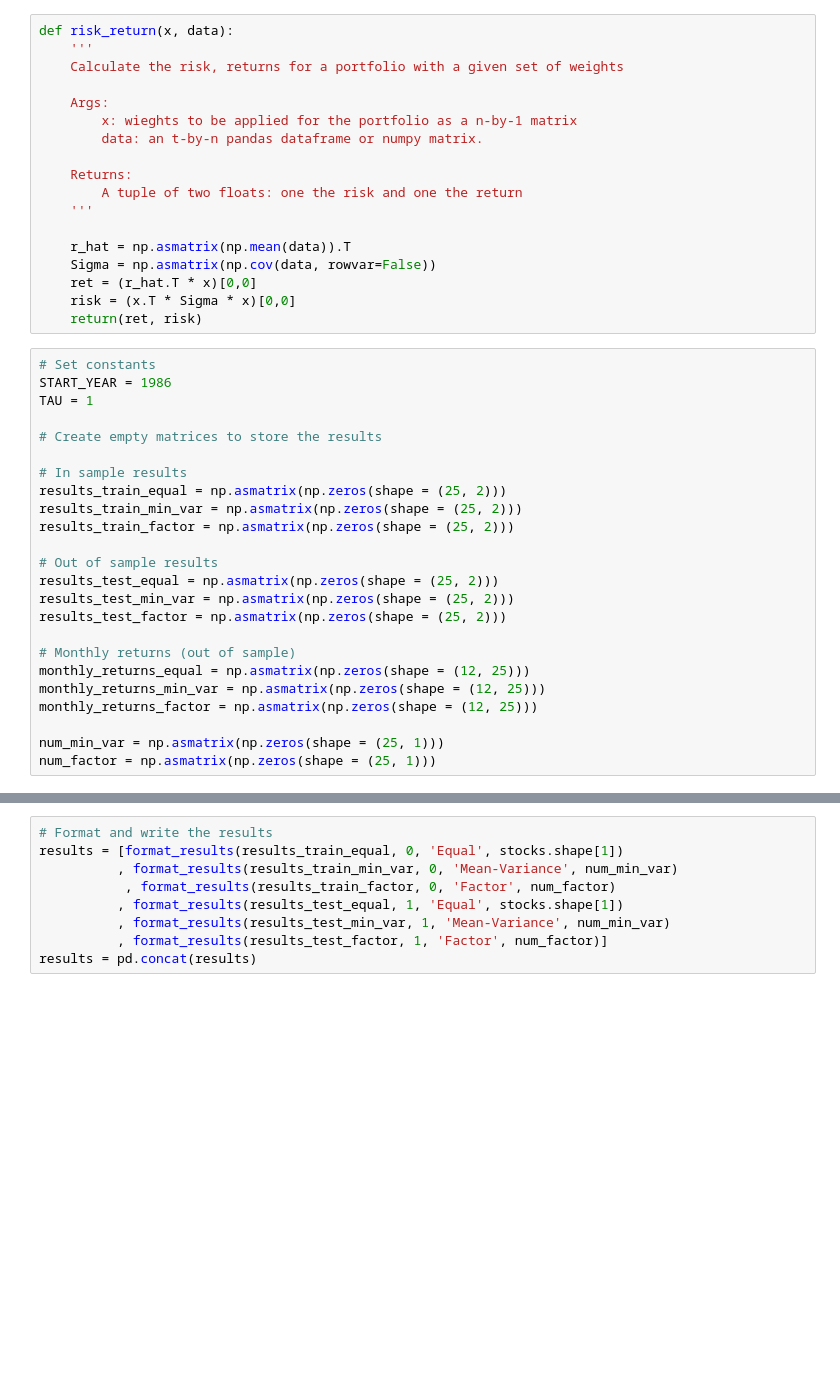
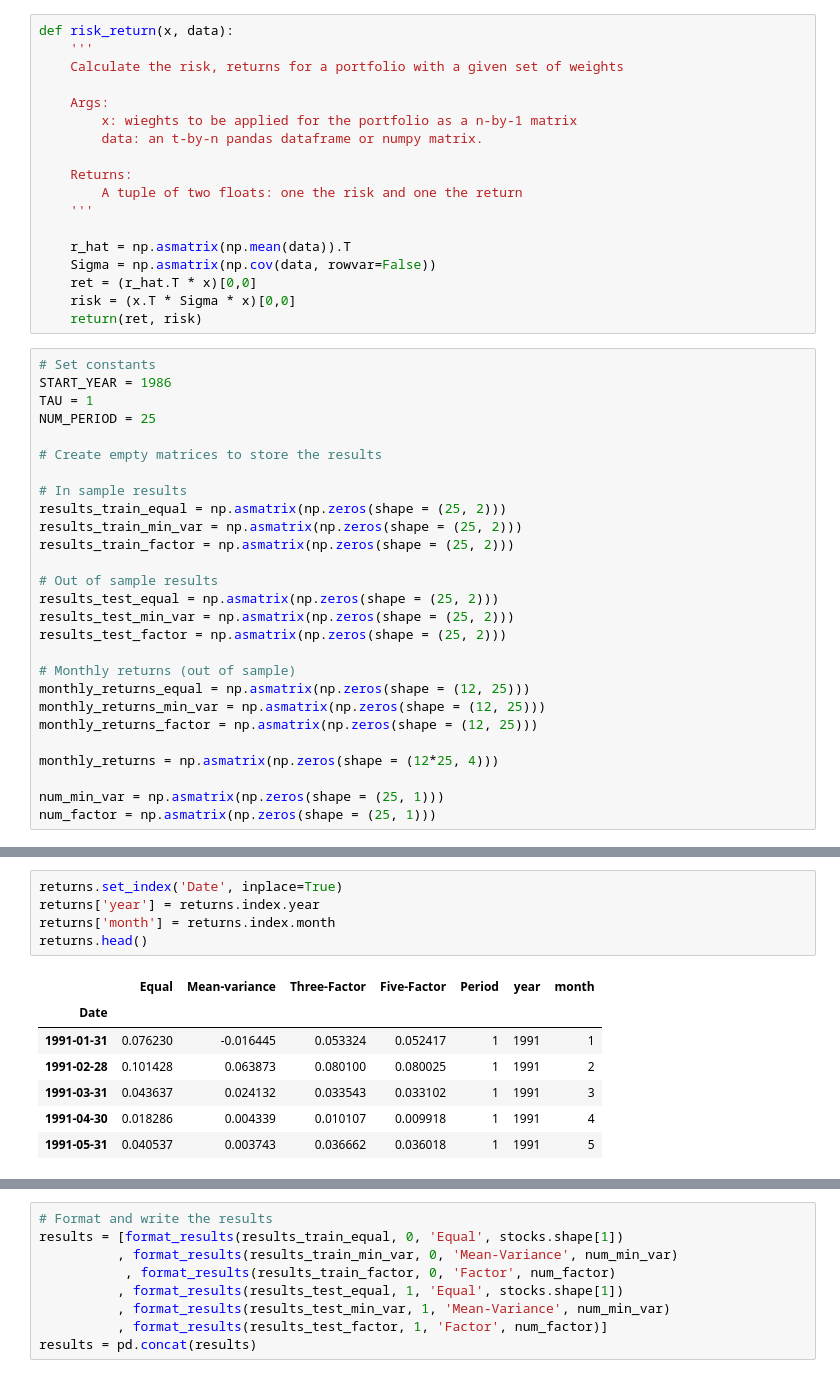
Before and after one commit to josiahdavis/stocks222, a Jupyter notebook: sandbox/josiah/fama-french.ipynb, the cells around one changed output, grey strips where cells are left out. Drawn from its saved outputs; the diff is of its cells as text; blank space fills up the shorter version.

```diff
--- a/sandbox/josiah/fama-french.ipynb
+++ b/sandbox/josiah/fama-french.ipynb
@@ -252,6 +276,7 @@ def risk_return(x, data):
 # Set constants
 START_YEAR = 1986
 TAU = 1
+NUM_PERIOD = 25
 
 # Create empty matrices to store the results
 
@@ -270,6 +295,8 @@ monthly_returns_equal = np.asmatrix(np.zeros(shape = (12, 25)))
 monthly_returns_min_var = np.asmatrix(np.zeros(shape = (12, 25)))
 monthly_returns_factor = np.asmatrix(np.zeros(shape = (12, 25)))
 
+monthly_returns = np.asmatrix(np.zeros(shape = (12*25, 4)))
+
 num_min_var = np.asmatrix(np.zeros(shape = (25, 1)))
 num_factor = np.asmatrix(np.zeros(shape = (25, 1)))
 # %%
@@ -335,0 +399,13 @@ write_monthly(monthly_returns_factor, 'monthly_factor.csv')
+# %%
+returns.set_index('Date', inplace=True)
+returns['year'] = returns.index.year
+returns['month'] = returns.index.month
+returns.head()
+# %% [output]
+|  | Equal | Mean-variance | Three-Factor | Five-Factor | Period | year | month |
+| Date |  |  |  |  |  |  |  |
+| 1991-01-31 | 0.076230 | -0.016445 | 0.053324 | 0.052417 | 1 | 1991 | 1 |
+| 1991-02-28 | 0.101428 | 0.063873 | 0.080100 | 0.080025 | 1 | 1991 | 2 |
+| 1991-03-31 | 0.043637 | 0.024132 | 0.033543 | 0.033102 | 1 | 1991 | 3 |
+| 1991-04-30 | 0.018286 | 0.004339 | 0.010107 | 0.009918 | 1 | 1991 | 4 |
+| 1991-05-31 | 0.040537 | 0.003743 | 0.036662 | 0.036018 | 1 | 1991 | 5 |
```
Also changed, not shown: parts of 19 cells of this notebook, 2 other files.
